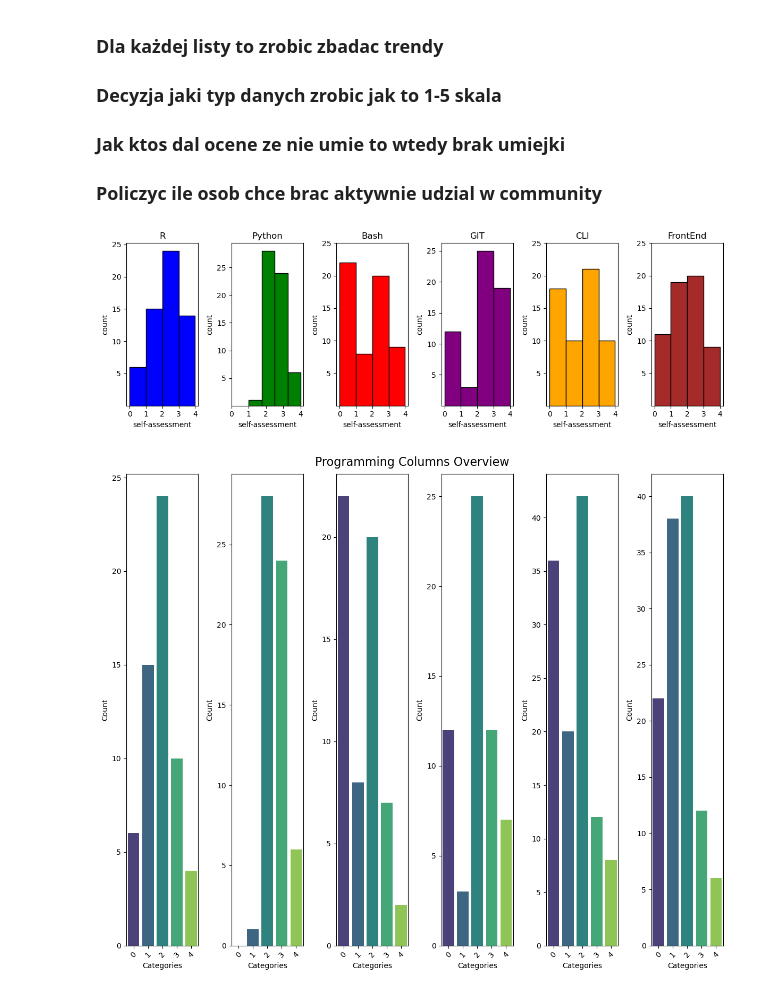
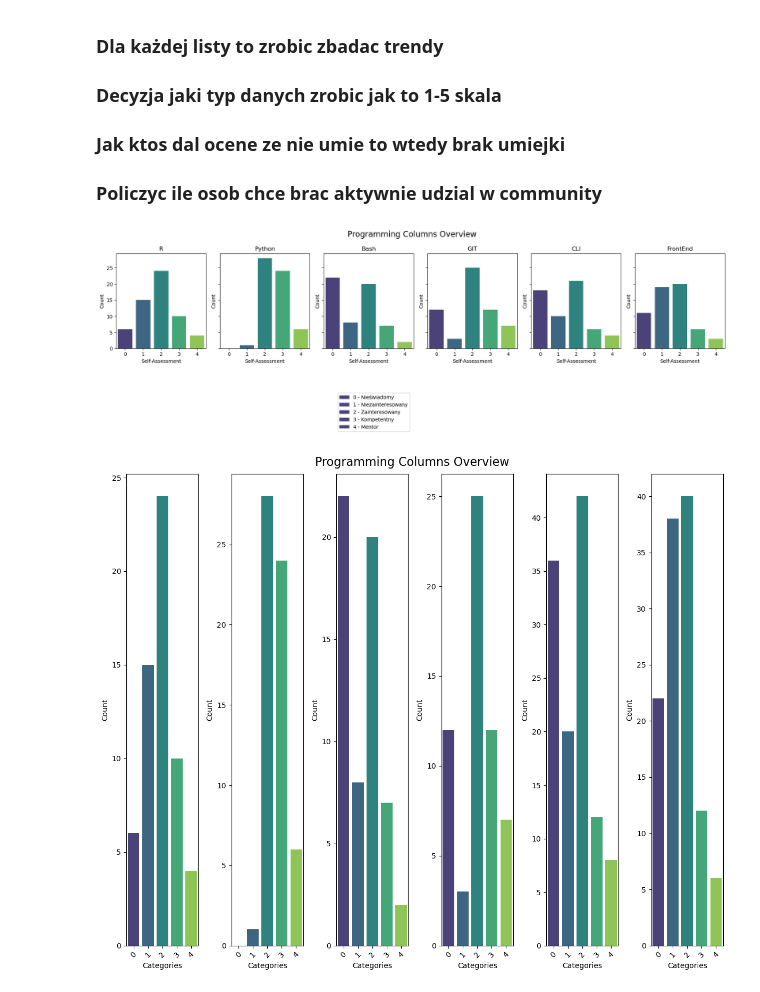
Before and after one commit to Mghd269/DMI-Project, a Jupyter notebook: notebooks/02_eda.ipynb, the cells around one changed output. Saved outputs shown, nothing was run; the diff lists cells and outputs as text; code cells hidden in the pictures.

Commit message:
New charts

```diff
--- a/notebooks/02_eda.ipynb
+++ b/notebooks/02_eda.ipynb
@@ -248,25 +248,33 @@ for column in programming, machine_learning, databases, soft, branches:
 
 ### Policzyc ile osob chce brac aktywnie udzial w community
 # %%
-##WERSJA 1
-fig, axes = plt.subplots(nrows=1, ncols=len(programming), figsize=(12, 4))
+fig, axes = plt.subplots(nrows=1, ncols=len(programming), figsize=(18, 4), sharey=True)
 
-for i, column in enumerate(programming):
-    colors = ['blue', 'green', 'red', 'purple', 'orange', 'brown']
-    ax = axes[i]
-    ax.hist(df1[column], bins=4, color= colors[i], edgecolor='black')
-    ax.set_title(column)
-    ax.set_xlabel('self-assessment')
-    ax.set_ylabel('count')
+for i, ax in enumerate(axes):
+    sns.countplot(x=programming[i], data=df1, ax=ax, palette='viridis')
+    ax.set_title(programming[i])
+    ax.set_xlabel('Self-Assessment')
+    ax.set_ylabel('Count')
     ax.set_xticks([0, 1, 2, 3, 4])
-    ax.set_xticklabels([0, 1, 2, 3, 4])
-    ax.set_yticks([5, 10, 15, 20, 25])
+    ax.set_xticklabels(['0', '1', '2', '3', '4'])
 
+# Create custom legend
+legend_labels = [
+    '0 - Nieświadomy',
+    '1 - Niezainteresowany',
+    '2 - Zainteresowany',
+    '3 - Kompetentny',
+    '4 - Mentor'
+]
 
+# Add custom legend below the plot
+fig.legend(legend_labels, bbox_to_anchor=(0.5, -0.15), ncol=1, fontsize=10)
+
+fig.suptitle('Programming Columns Overview', fontsize=16)
 plt.tight_layout()
 plt.show()
 # %% [output]
-[figure, old version]
+[figure, new version]
 # %%
 #WERSJA 2
 
```
